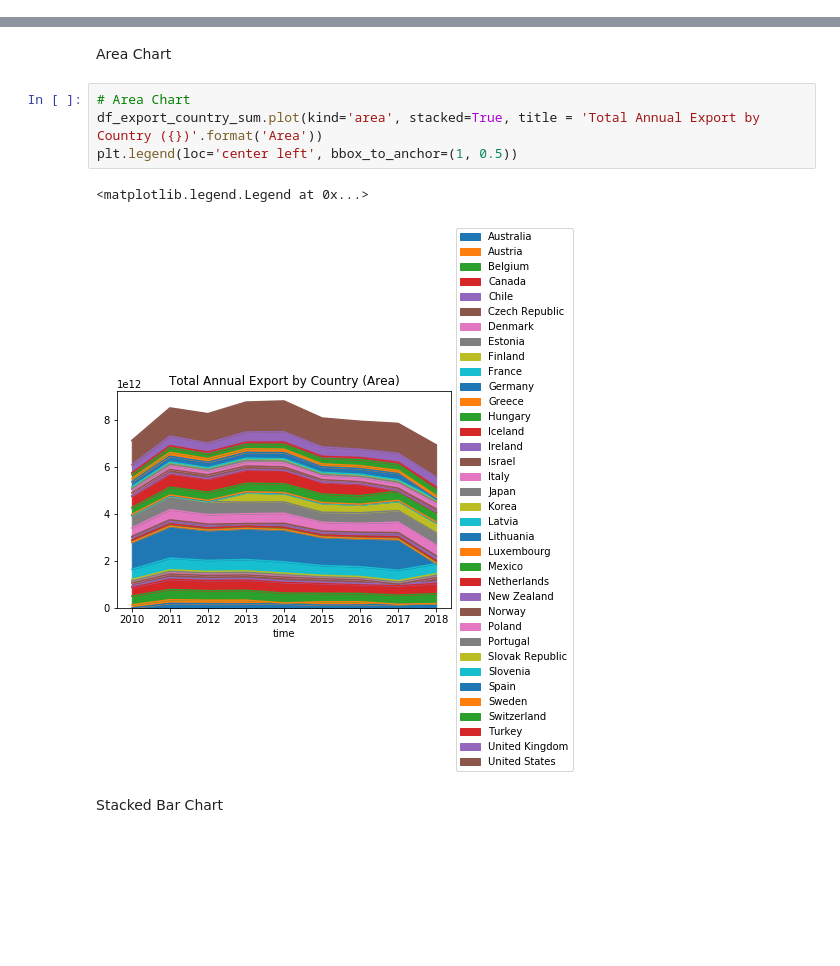
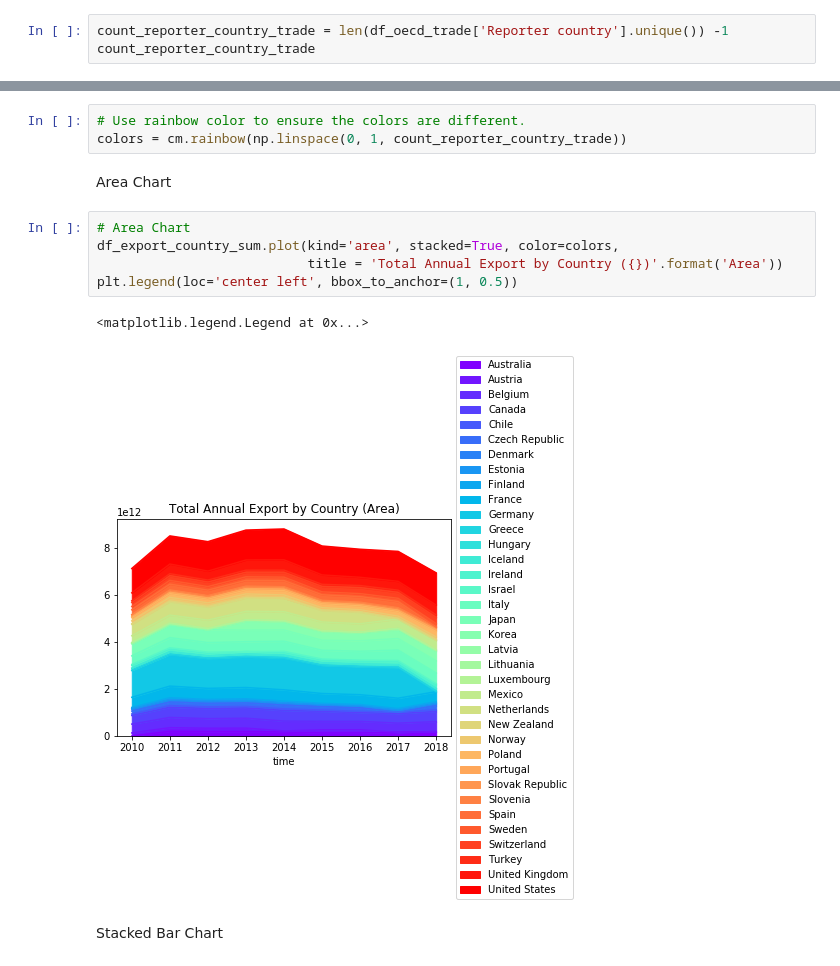
Before and after one commit to RSM2401-JMEX/Group-Assignment-3, a Jupyter notebook: Group-Assignment-3.ipynb, the cells around one changed output, grey strips where cells are left out. Saved outputs shown, nothing was run; the diff lists cells and outputs as text; blank space fills up the shorter version.

```diff
--- a/Group-Assignment-3.ipynb
+++ b/Group-Assignment-3.ipynb
@@ -100,3 +101,6 @@ array(['Australia', 'Austria', 'Belgium', 'Canada', 'Czech Republic',
        'European Union (28 countries)'], dtype=object)
 # %% [markdown]
 The *European Union (28 countries)* is not an individual country. We will need to remove this row.
+# %%
+count_reporter_country_trade = len(df_oecd_trade['Reporter country'].unique()) -1
+count_reporter_country_trade
@@ -494,15 +516,19 @@ df_export_country_sum = get_data(df_in_trade, 'Exports', False)
 df_export_country_sum_std = get_data(df_in_trade, 'Exports', True)
 # %% [markdown]
 2) Plotting
+# %%
+# Use rainbow color to ensure the colors are different.
+colors = cm.rainbow(np.linspace(0, 1, count_reporter_country_trade))
 # %% [markdown]
 Area Chart
 # %%
 # Area Chart
-df_export_country_sum.plot(kind='area', stacked=True, title = 'Total Annual Export by Country ({})'.format('Area'))
+df_export_country_sum.plot(kind='area', stacked=True, color=colors,
+                           title = 'Total Annual Export by Country ({})'.format('Area'))
 plt.legend(loc='center left', bbox_to_anchor=(1, 0.5))
 # %% [output]
 <matplotlib.legend.Legend at 0x...>
-[figure, old version]
+[figure, new version]
 # %% [markdown]
 Stacked Bar Chart
 # %%
```
Also changed, not shown: parts of 22 cells of this notebook.
